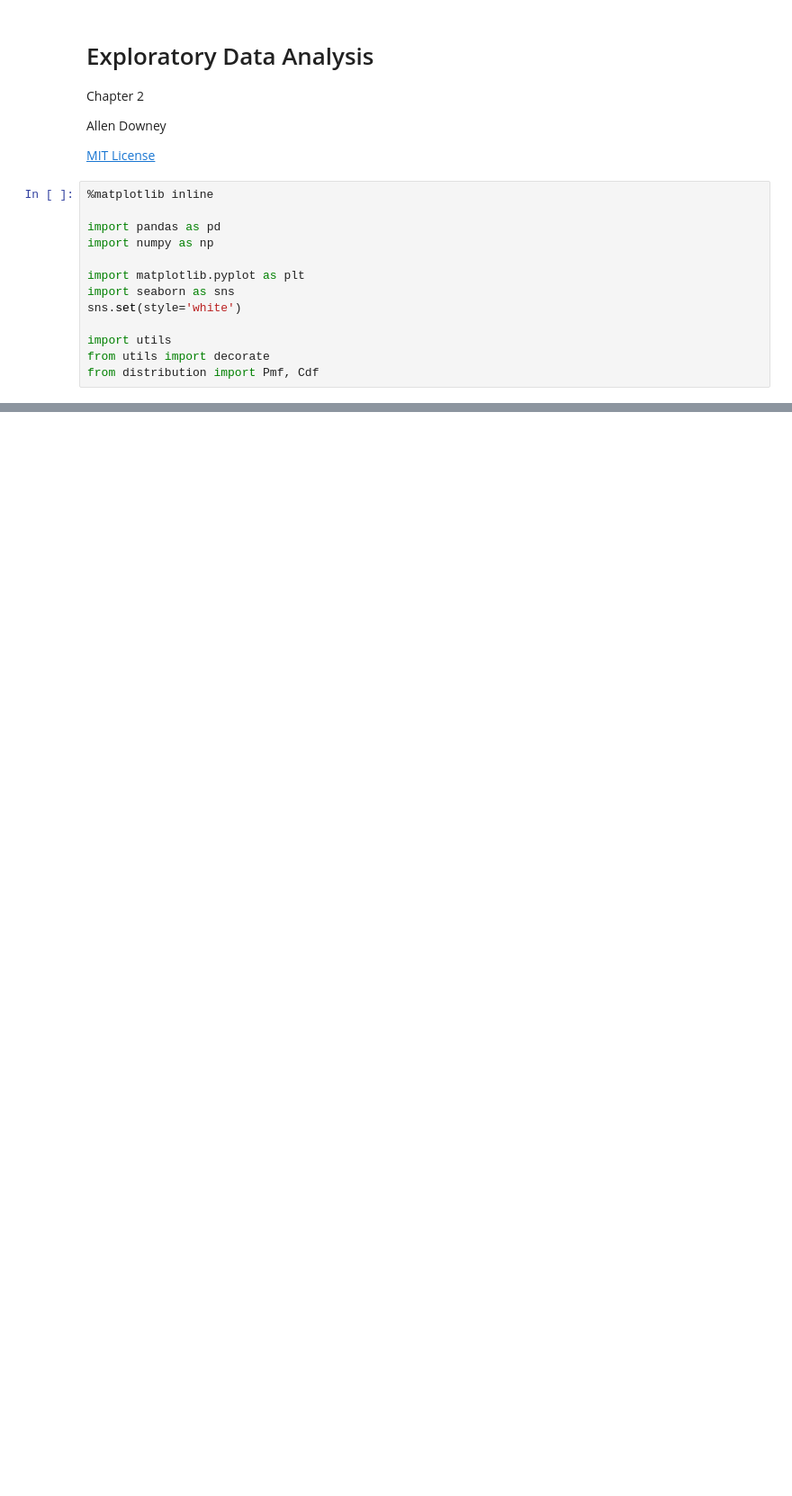
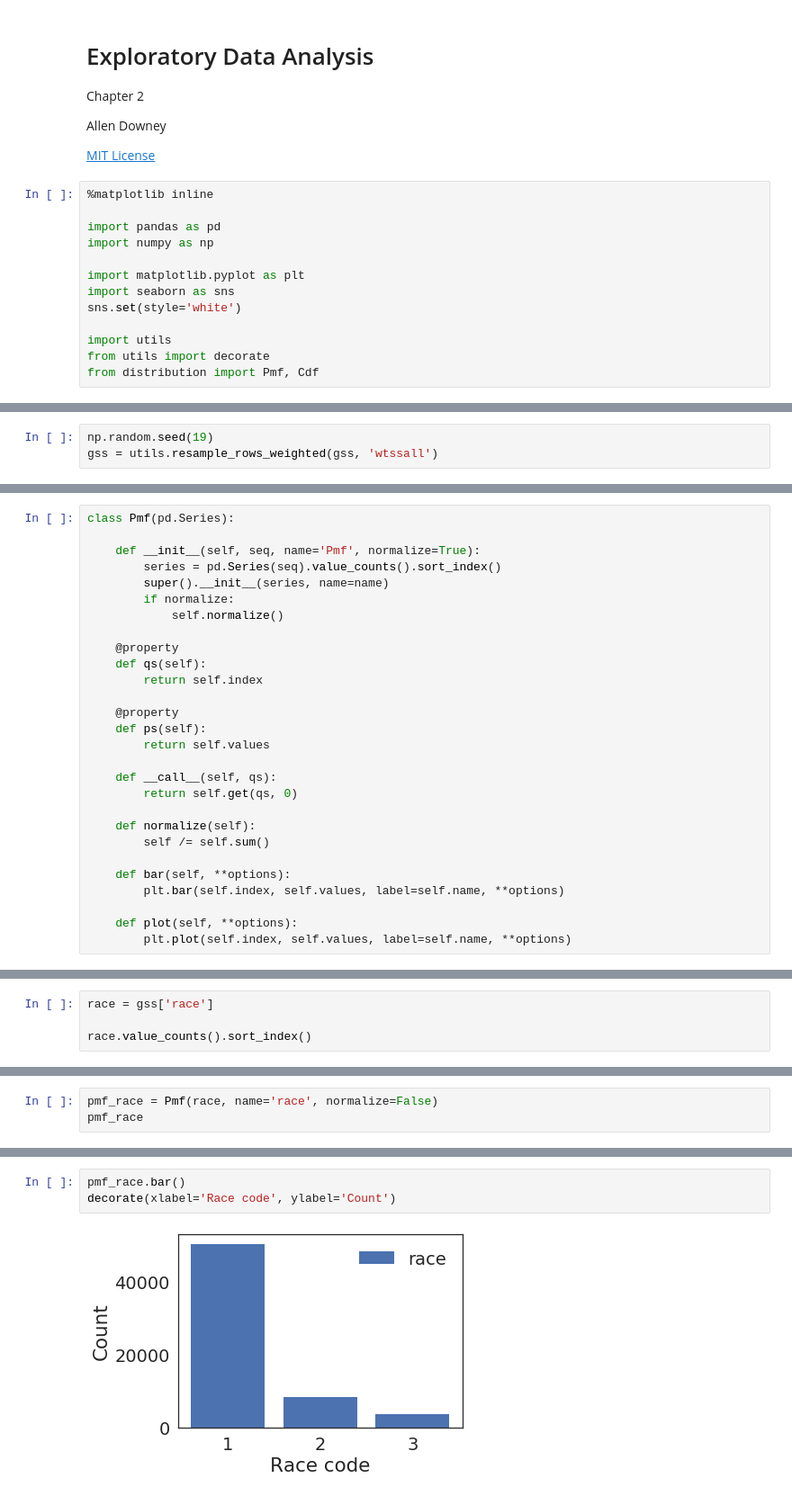
Before and after one commit to AllenDowney/ExploratoryDataAnalysis, a Jupyter notebook: eda_chap2.ipynb, the cells around one changed output, grey strips where cells are left out. Shown at 90% size. Cells and saved outputs as stored; diff of their text form; blank space fills up the shorter version.

```diff
--- a/eda_chap2.ipynb
+++ b/eda_chap2.ipynb
@@ -281,0 +152,3 @@ brfss.describe()
+# %%
+np.random.seed(19)
+gss = utils.resample_rows_weighted(gss, 'wtssall')
@@ -281,0 +251,28 @@ brfss.describe()
+# %%
+class Pmf(pd.Series):
+
+    def __init__(self, seq, name='Pmf', normalize=True):
+        series = pd.Series(seq).value_counts().sort_index()
+        super().__init__(series, name=name)
+        if normalize:
+            self.normalize()
+
+    @property
+    def qs(self):
+        return self.index
+
+    @property
+    def ps(self):
+        return self.values
+
+    def __call__(self, qs):
+        return self.get(qs, 0)
+
+    def normalize(self):
+        self /= self.sum()
+
+    def bar(self, **options):
+        plt.bar(self.index, self.values, label=self.name, **options)
+
+    def plot(self, **options):
+        plt.plot(self.index, self.values, label=self.name, **options)
@@ -281,0 +327,4 @@ brfss.describe()
+# %%
+race = gss['race']
+
+race.value_counts().sort_index()
@@ -281,0 +336,3 @@ brfss.describe()
+# %%
+pmf_race = Pmf(race, name='race', normalize=False)
+pmf_race
@@ -281,0 +360,5 @@ brfss.describe()
+# %%
+pmf_race.bar()
+decorate(xlabel='Race code', ylabel='Count')
+# %% [output]
+[figure, added]
```
Also changed, not shown: parts of 68 cells of this notebook, 5 other files.
